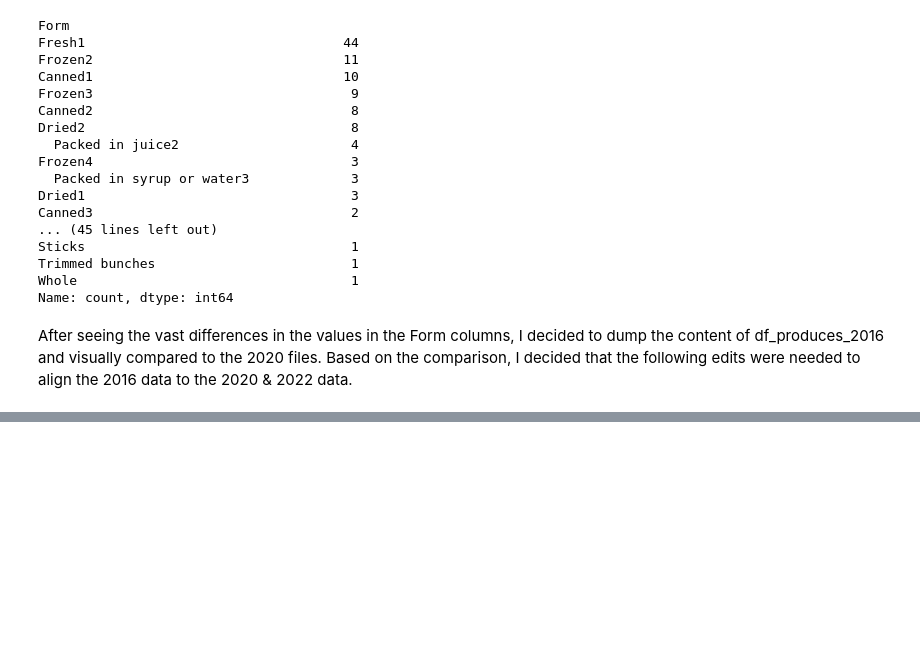
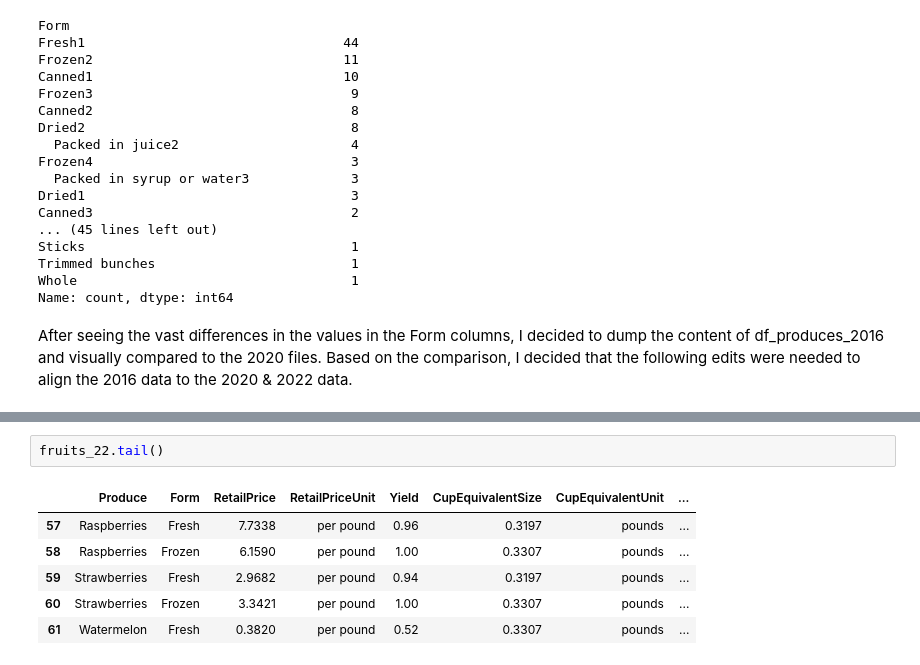
Before and after one commit to cmonjarr/5ADayCost, a Jupyter notebook: FiveADay.ipynb, the cells around one changed output, grey strips where cells are left out. Cells and saved outputs as stored; diff of their text form; blank space fills up the shorter version.

```diff
--- a/FiveADay.ipynb
+++ b/FiveADay.ipynb
@@ -534,3 +577,12 @@ df_produces_2016['Form'] = df['City'].replace('New York', 'San Francisco')
+# %%
+fruits_22.tail()
+# %% [output]
+|  | Produce | Form | RetailPrice | RetailPriceUnit | Yield | CupEquivalentSize | CupEquivalentUnit | ... |
+| 57 | Raspberries | Fresh | 7.7338 | per pound | 0.96 | 0.3197 | pounds | ... |
+| 58 | Raspberries | Frozen | 6.1590 | per pound | 1.00 | 0.3307 | pounds | ... |
+| 59 | Strawberries | Fresh | 2.9682 | per pound | 0.94 | 0.3197 | pounds | ... |
+| 60 | Strawberries | Frozen | 3.3421 | per pound | 1.00 | 0.3307 | pounds | ... |
+| 61 | Watermelon | Fresh | 0.3820 | per pound | 0.52 | 0.3307 | pounds | ... |
 # %%
 #url = "https://fruitsandveggies.org/stories/fruit-and-veggie-color-list"
 url = 'https://www.heart.org/en/healthy-living/healthy-eating/add-color/eat-more-color'
```
Also changed, not shown: parts of 12 cells of this notebook, 2 other files.
